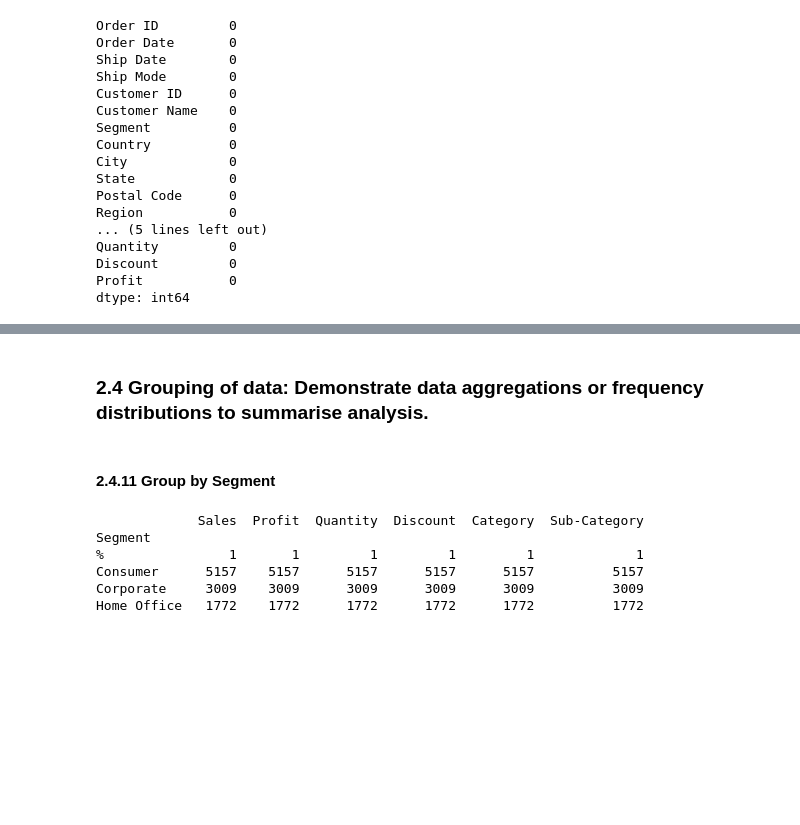
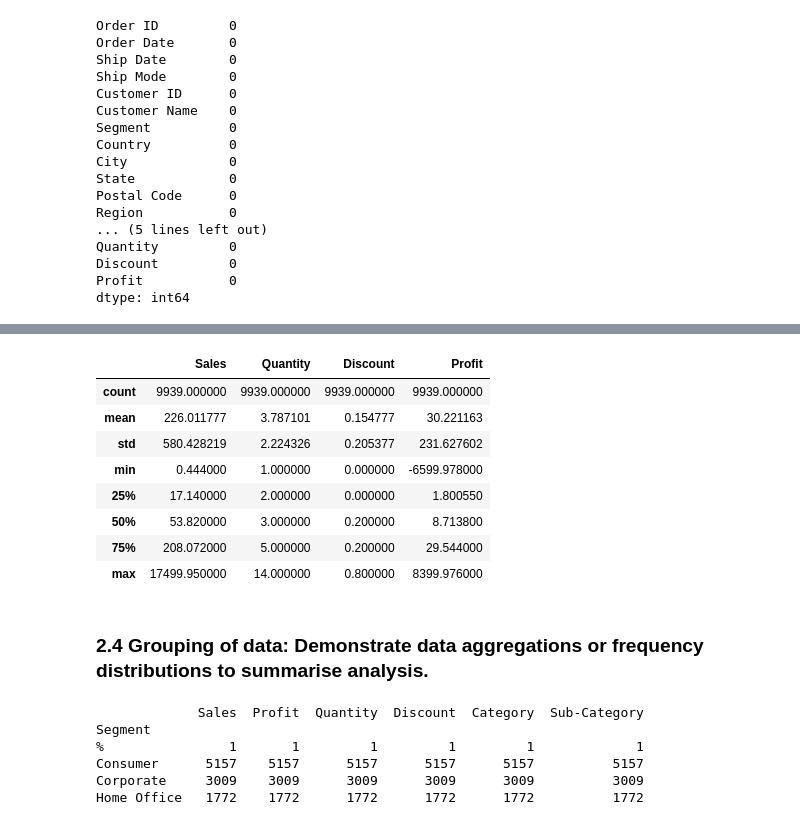
Before and after one commit to engmohamedsalah/AIMaster-Training, a Jupyter notebook: Building_an_AI_based_Application.ipynb, the cells around one changed output, grey strips where cells are left out. Saved outputs shown, nothing was run; the diff lists cells and outputs as text; code cells hidden in the pictures; blank space fills up the shorter version.

```diff
--- a/Building_an_AI_based_Application.ipynb
+++ b/Building_an_AI_based_Application.ipynb
@@ -334,7 +352,17 @@ dtype: int64
+# %%
+df_super_store.describe()
+# %% [output]
+|  | Sales | Quantity | Discount | Profit |
+| count | 9939.000000 | 9939.000000 | 9939.000000 | 9939.000000 |
+| mean | 226.011777 | 3.787101 | 0.154777 | 30.221163 |
+| std | 580.428219 | 2.224326 | 0.205377 | 231.627602 |
+| min | 0.444000 | 1.000000 | 0.000000 | -6599.978000 |
+| 25% | 17.140000 | 2.000000 | 0.000000 | 1.800550 |
+| 50% | 53.820000 | 3.000000 | 0.200000 | 8.713800 |
+| 75% | 208.072000 | 5.000000 | 0.200000 | 29.544000 |
+| max | 17499.950000 | 14.000000 | 0.800000 | 8399.976000 |
 # %% [markdown]
 ### 2.4 Grouping of data: Demonstrate data aggregations or frequency distributions to summarise analysis.
-# %% [markdown]
-#### 2.4.11   Group by Segment
 # %%
 # Group by Segment
 #group by segement to understand the classes of the customer
```
Also changed, not shown: parts of 15 cells of this notebook.
